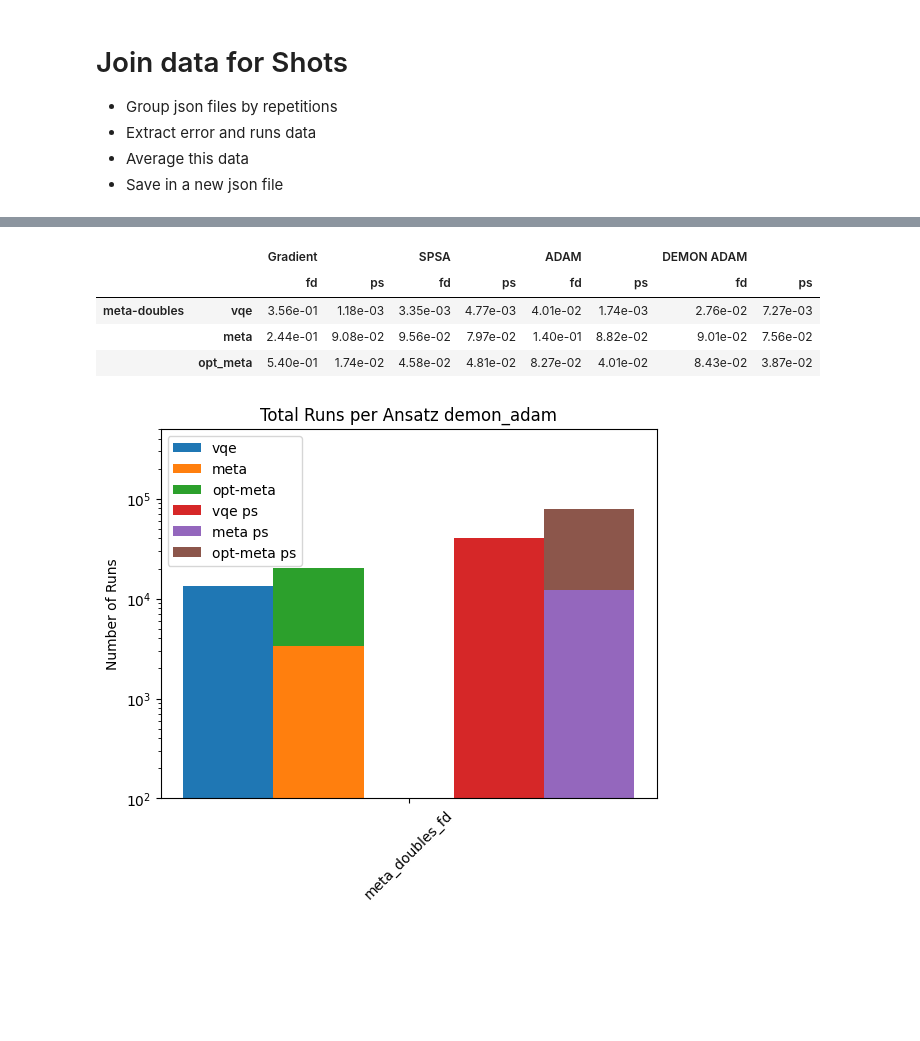
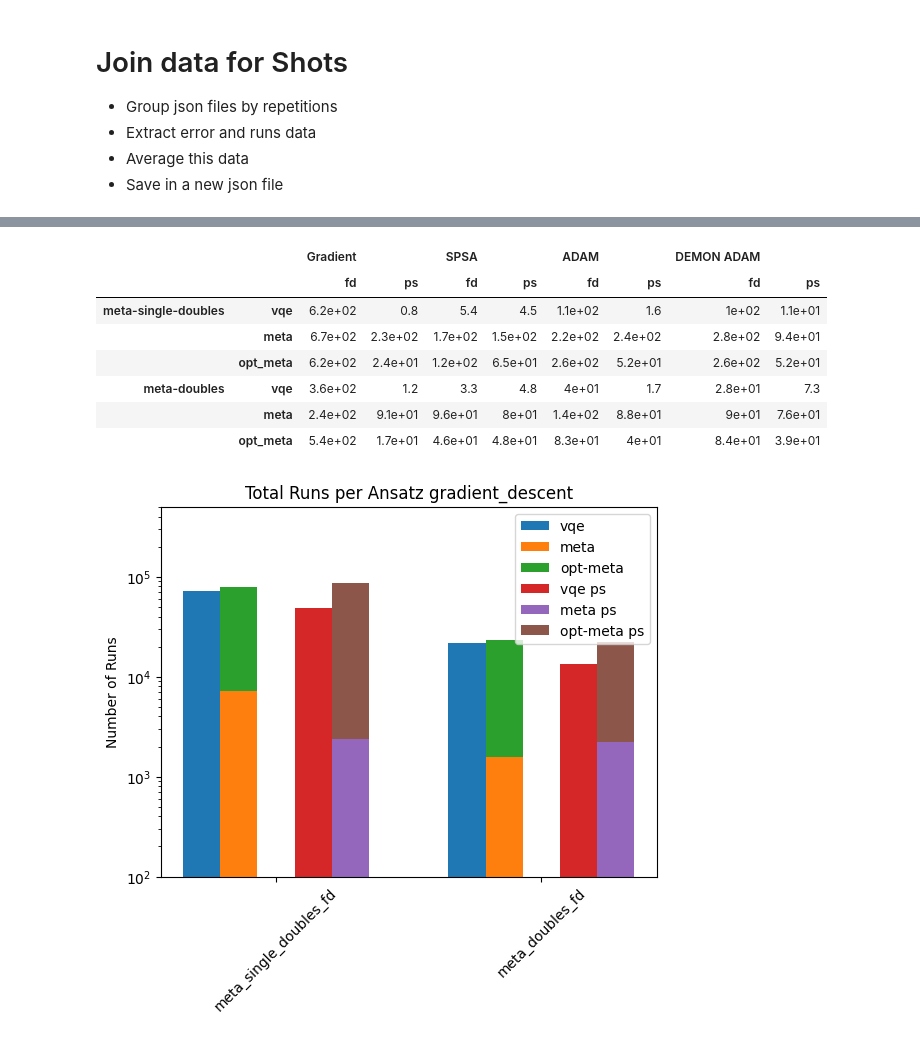
Before and after one commit to sergioandrescs/meta-VQE-pennylane, a Jupyter notebook: pennylane/exp_runs/join_datafor shots.ipynb, the cells around one changed output, grey strips where cells are left out. Cells and saved outputs as stored; diff of their text form; code cells hidden in the pictures; blank space fills up the shorter version.

Commit message:
Playing with meta params of opt

```diff
--- a/pennylane/exp_runs/join_datafor shots.ipynb
+++ b/pennylane/exp_runs/join_datafor shots.ipynb
@@ -39,7 +39,7 @@ print(len(f))
 # Ordered by pairs - fd,ps
 # main_groups = [ "simplified2design_3layers_fd", "simplified2design_3layers_ps", "simplified2design_4layers_fd", "simplified2design_4layers_ps", "meta_single_doubles_fd", "meta_single_doubles_ps", "meta_doubles_fd", "meta_doubles_ps", "kupccgsd_1layers_fd", "kupccgsd_1layers_ps", ]
 
-main_groups = [  "meta_doubles_fd", "meta_doubles_ps" ]
+main_groups = [ "meta_single_doubles_fd", "meta_single_doubles_ps", "meta_doubles_fd", "meta_doubles_ps" ]
 # %%
 condensed_data = []
 
@@ -58,11 +58,11 @@ for group_count,file_name_base in enumerate(main_groups):
             for count, result_type in enumerate(train_types):
                 if result_type == 'meta':
                     group_dict[opt]["runs"][count] += data_entry['results'][opt][result_type]['runs']/len(this_group)
-                    group_dict[opt]["errors"][count] += mean_squared_error(fci_energies, data_entry['results'][opt][result_type]["energies_after_meta"], squared=False)/len(this_group)
+                    group_dict[opt]["errors"][count] += mean_squared_error(fci_energies, data_entry['results'][opt][result_type]["energies_after_meta"], squared=False)*1000/len(this_group)
 
                 else:
                     group_dict[opt]["runs"][count] += np.sum(data_entry['results'][opt][result_type]['runs_per_step'])/len(this_group)
-                    group_dict[opt]["errors"][count] += mean_squared_error(fci_energies, [energy[-1] for energy in data_entry['results'][opt][result_type]["energies"]], squared=False)/len(this_group)
+                    group_dict[opt]["errors"][count] += mean_squared_error(fci_energies, [energy[-1] for energy in data_entry['results'][opt][result_type]["energies"]], squared=False)*1000/len(this_group)
 
     condensed_data.append(group_dict)
 # %%
@@ -88,14 +88,17 @@ columns = [('Gradient','fd'),('Gradient','ps'),('SPSA','fd'),('SPSA','ps'),('ADA
 df = pd.DataFrame(plot_data, index=arrays, columns = columns)
 df.columns = pd.MultiIndex.from_tuples(df.columns)
 df.index = pd.MultiIndex.from_tuples(df.index)
-pd.options.display.float_format = '{:12.2e}'.format
+pd.options.display.float_format = '{:12.2}'.format
 df
 # %% [output]
 |  |  | Gradient |  | SPSA |  | ADAM |  | DEMON ADAM |  |
 |  |  | fd | ps | fd | ps | fd | ps | fd | ps |
-| meta-doubles | vqe | 3.56e-01 | 1.18e-03 | 3.35e-03 | 4.77e-03 | 4.01e-02 | 1.74e-03 | 2.76e-02 | 7.27e-03 |
-|  | meta | 2.44e-01 | 9.08e-02 | 9.56e-02 | 7.97e-02 | 1.40e-01 | 8.82e-02 | 9.01e-02 | 7.56e-02 |
-|  | opt_meta | 5.40e-01 | 1.74e-02 | 4.58e-02 | 4.81e-02 | 8.27e-02 | 4.01e-02 | 8.43e-02 | 3.87e-02 |
+| meta-single-doubles | vqe | 6.2e+02 | 0.8 | 5.4 | 4.5 | 1.1e+02 | 1.6 | 1e+02 | 1.1e+01 |
+|  | meta | 6.7e+02 | 2.3e+02 | 1.7e+02 | 1.5e+02 | 2.2e+02 | 2.4e+02 | 2.8e+02 | 9.4e+01 |
+|  | opt_meta | 6.2e+02 | 2.4e+01 | 1.2e+02 | 6.5e+01 | 2.6e+02 | 5.2e+01 | 2.6e+02 | 5.2e+01 |
+| meta-doubles | vqe | 3.6e+02 | 1.2 | 3.3 | 4.8 | 4e+01 | 1.7 | 2.8e+01 | 7.3 |
+|  | meta | 2.4e+02 | 9.1e+01 | 9.6e+01 | 8e+01 | 1.4e+02 | 8.8e+01 | 9e+01 | 7.6e+01 |
+|  | opt_meta | 5.4e+02 | 1.7e+01 | 4.6e+01 | 4.8e+01 | 8.3e+01 | 4e+01 | 8.4e+01 | 3.9e+01 |
 # %%
 # ## Simplified: (WIRES + LAYERS*(WIRES-1)*2)
 # ## Single Double Excitations: 1 per excitation
@@ -111,14 +114,14 @@ df
 # index_per_runs_plot_fd = [0,2,4,6,8]
 # index_per_runs_plot_ps = [1,3,5,7,9]
 
-overheads_fd = [13]
-overheads_ps = [48]
+overheads_fd = [13,5]
+overheads_ps = [48,16]
 
 
-index_per_runs_plot_fd = [0]
-index_per_runs_plot_ps = [1]
+index_per_runs_plot_fd = [0,2]
+index_per_runs_plot_ps = [1,3]
 # %%
-opt_runs = optimizers[3]
+opt_runs = optimizers[0]
 
 fig, ax = plt.subplots()
 
@@ -129,34 +132,34 @@ opt_meta_data = [condensed_data[idx][opt_runs]["runs"][2]*overheads_fd[count] fo
 vqe_data_ps = [condensed_data[idx][opt_runs]["runs"][0]*overheads_ps[count] for count,idx in enumerate(index_per_runs_plot_ps)]
 meta_runs_ps = [condensed_data[idx][opt_runs]["runs"][1]*overheads_ps[count]*5 for count,idx in enumerate(index_per_runs_plot_ps)]
 opt_meta_data_ps = [condensed_data[idx][opt_runs]["runs"][2]*overheads_ps[count] for count,idx in enumerate(index_per_runs_plot_ps)]
 
 
 
 ind = np.arange(len(vqe_data))
 
 width = 0.14                    # the width of the bars
 
 ax.set_ylabel('Number of Runs')
 ax.set_title(f'Total Runs per Ansatz {opt_runs}')
 xTickMarks = [main_groups[idx] for idx in index_per_runs_plot_fd]
 ax.set_xticks(ind+(2*width))
 xtickNames = ax.set_xticklabels(xTickMarks)
 plt.setp(xtickNames, rotation=45, fontsize=10)
 
 
 plt.bar(np.arange(len(vqe_data)), vqe_data, width=width, label = "vqe")
 plt.bar(np.arange(len(meta_runs))+ width, meta_runs, width=width, label="meta")
 plt.bar(np.arange(len(opt_meta_data))+ width, opt_meta_data, width=width, bottom= meta_runs, label="opt-meta")
 
 plt.bar(np.arange(len(vqe_data_ps))+ width*3, vqe_data_ps, width=width, label="vqe ps")
 plt.bar(np.arange(len(meta_runs_ps))+ width*4, meta_runs_ps, width=width, label="meta ps")
 plt.bar(np.arange(len(opt_meta_data_ps))+ width*4, opt_meta_data_ps, width=width, bottom= meta_runs_ps, label="opt-meta ps")
 ax.legend()
 plt.yscale('log')
 plt.ylim(100, 500000)
 plt.show()
 # %% [output]
-[figure, old version]
+[figure, new version]
 # %%
 opt_runs = optimizers[3]
 
```
Also changed, not shown: parts of 2 cells of this notebook, 32 other files.
